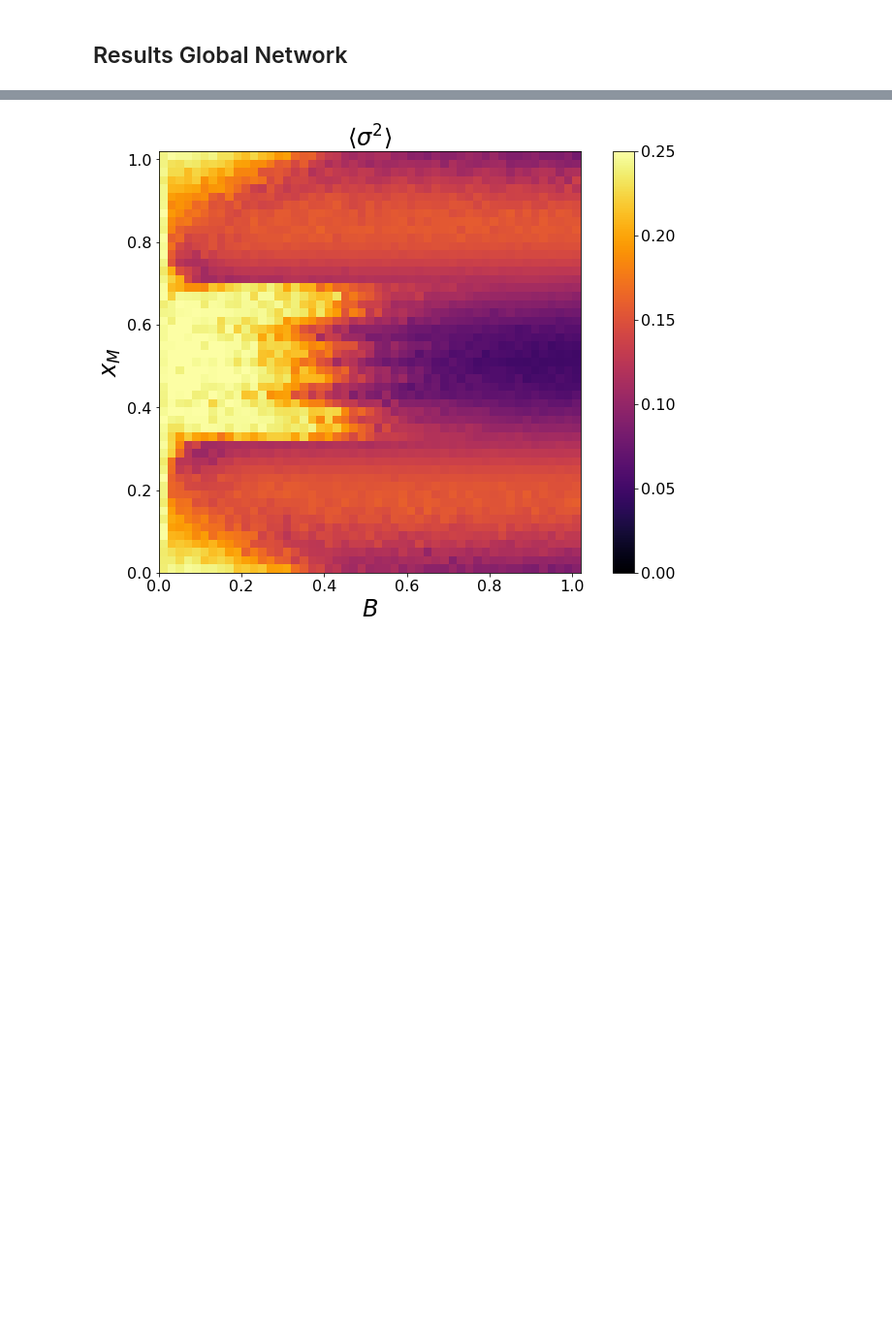
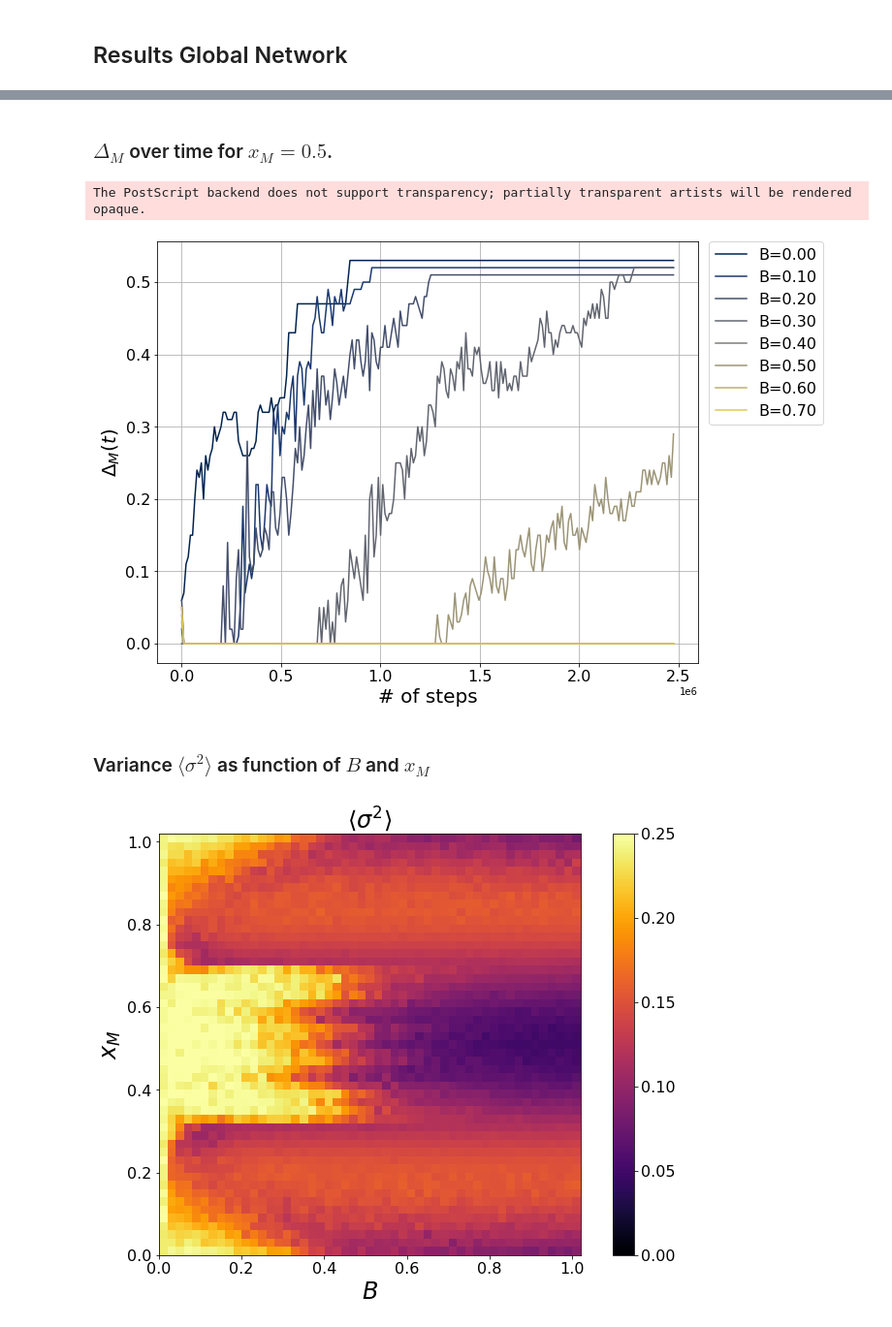
Before and after one commit to mateocarpio/ARM-Global-Field, a Jupyter notebook: Getting_Results_ARM_MM.ipynb, the cells around one changed output, grey strips where cells are left out. Shown: that part at 97% size. Drawn from its saved outputs; the diff is of its cells as text; code cells hidden in the pictures; blank space fills up the shorter version.

```diff
--- a/Getting_Results_ARM_MM.ipynb
+++ b/Getting_Results_ARM_MM.ipynb
@@ -10,3 +49,41 @@ import matplotlib
+# %% [markdown]
+### $\Delta_M$ over time for $x_M=0.5$.
+# %%
+#Reproduce Figure 1
+XM=0.5
+plt.figure(figsize=(10,8))
+file_path = "./global/history_statistics/statistical_parameters_B_{:.2f}-XM_{:.2f}.txt".format(round(0, 2), round(XM, 2))
+
+data = np.loadtxt(file_path, skiprows=1)
+steps = data[:,0]
+steps_every_20th_value = steps[::11]
+
+BS = np.linspace(0.00,0.7,8)
+cmap = matplotlib.colormaps['cividis']
+
+for i, B in enumerate(BS):
+
+    file_path = "./global/history_statistics/statistical_parameters_B_{:.2f}-XM_{:.2f}.txt".format(round(B, 2), round(XM, 2))
+    data = np.loadtxt(file_path, skiprows=1)
+    Sig_x = data[:,3]
+    every_20th_value = Sig_x[::11]/100
+    color = cmap(i / len(BS))  # Interpolate color based on the position in the colormap
+    plt.plot(steps_every_20th_value,every_20th_value, label="B={:.2f}".format(B), color = color)
+
+
+plt.xlabel("# of steps", size= 20)
+plt.ylabel("$\Delta_M(t)$", size= 20)
+ax = plt.gca()
+ax.tick_params(axis = 'both', which = 'major', labelsize = 16)
+ax.tick_params(axis = 'both', which = 'minor', labelsize = 16)
+ax.grid()
+plt.legend(fontsize=16, bbox_to_anchor=(1.02, 1), loc='upper left', borderaxespad=0.)
+plt.savefig("global/images/sig_m_steps_B.eps", format="eps", transparent=True, bbox_inches='tight', pad_inches=0.1)
+plt.show()
+plt.close()
+# %% [output]
+The PostScript backend does not support transparency; partially transparent artists will be rendered opaque.
+[figure, added]
 # %%
 # Define the range of T and R values
 delta = 0.02
@@ -35,6 +112,8 @@ for B_index, B in enumerate(B_range):
         data_matrix_var[B_index, XM_index] = var_value
         data_matrix_S_max[B_index, XM_index] = S_max_value/100
         data_matrix_Delta_M[B_index, XM_index] = Delta_M_value/100
+# %% [markdown]
+### Variance $ \langle \sigma^2 \rangle$ as function of $B$ and $x_M$
 # %%
 # Create the heatmap
 fig = plt.figure(figsize=(12,8))
```
Also changed, not shown: parts of 10 cells of this notebook.
